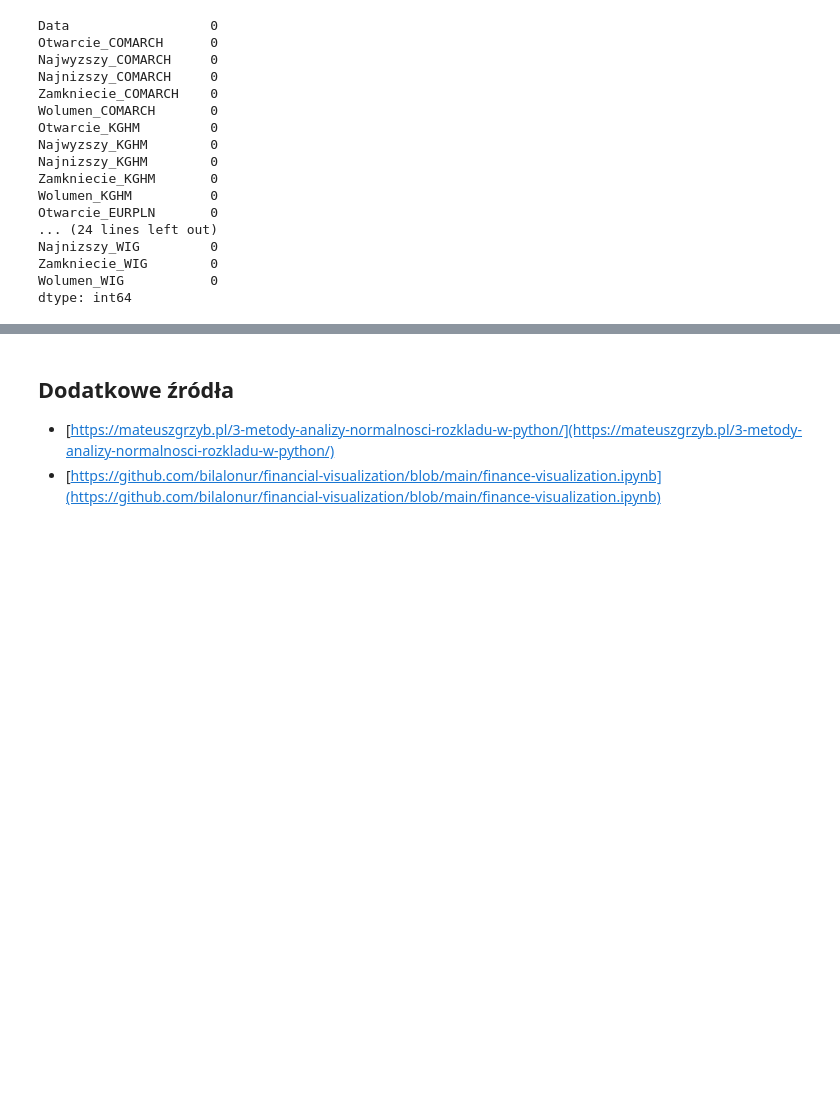
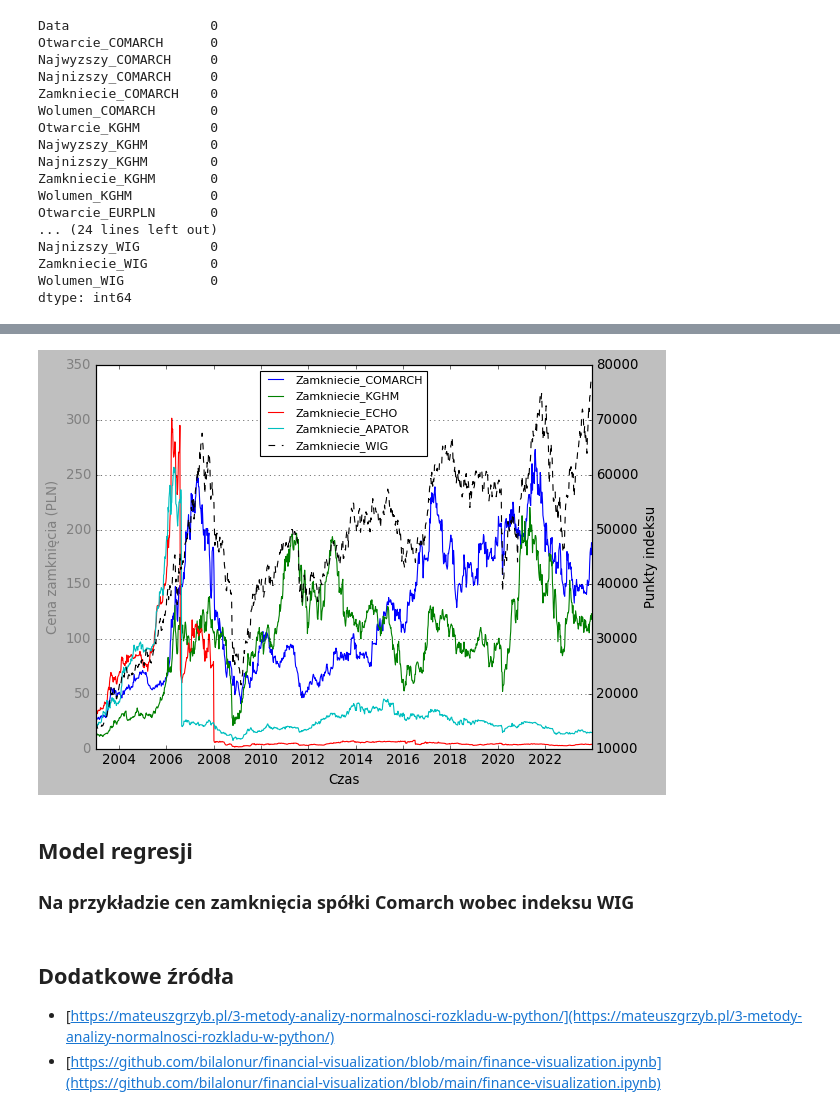
Before and after one commit to andkoc001/statistical-modeling, a Jupyter notebook: project.ipynb, the cells around one changed output, grey strips where cells are left out. Drawn from its saved outputs; the diff is of its cells as text; code cells hidden in the pictures; blank space fills up the shorter version.

```diff
--- a/project.ipynb
+++ b/project.ipynb
@@ -201,3 +192,34 @@ plt.show()
+# %%
+# Create the first plot
+fig, ax1 = plt.subplots()
+
+# Plot the first dataset on the lebt y-axis
+for walor in range(len(spolki_df.columns)):
+    ax1.plot(zamkniecia_df[spolki_df.columns[walor]], linestyle='-', label=spolki_df.columns[walor])
+ax1.set_xlabel('Czas')
+ax1.set_ylabel('Cena zamknięcia (PLN)', color='grey')
+ax1.tick_params('y', colors='grey')
+
+# Create the second plot sharing the same x-axis
+ax2 = ax1.twinx()
+
+# Plot the second dataset on the right y-axis
+wig = zamkniecia_df.columns[-1]
+ax2.plot(zamkniecia_df[wig], color='black', linestyle='--', label=wig)
+ax2.set_ylabel('Punkty indeksu', color='black')
+ax2.tick_params('y', colors='black')
+
+# Show the plots
+lines, labels = ax1.get_legend_handles_labels()
+lines_wig, labels_wig = ax2.get_legend_handles_labels()
+ax2.legend(lines + lines_wig, labels + labels_wig, fontsize='10', loc='upper center')
+plt.grid(True, linestyle='dotted')
+plt.show()
+# %% [output]
+[figure, added]
+# %% [markdown]
+## Model regresji
+### Na przykładzie cen zamknięcia spółki Comarch wobec indeksu WIG
 # %% [markdown]
 ## Dodatkowe źródła
 - [https://mateuszgrzyb.pl/3-metody-analizy-normalnosci-rozkladu-w-python/](https://mateuszgrzyb.pl/3-metody-analizy-normalnosci-rozkladu-w-python/)
```
Also changed, not shown: parts of 7 cells of this notebook.
